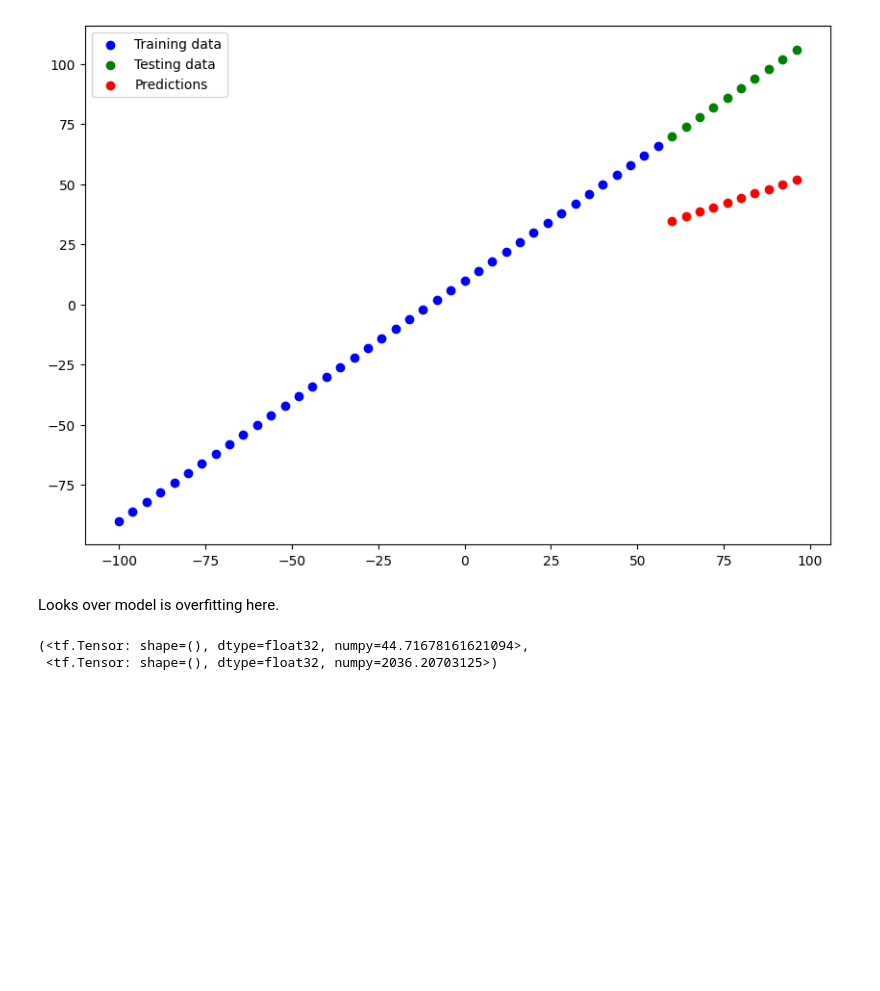
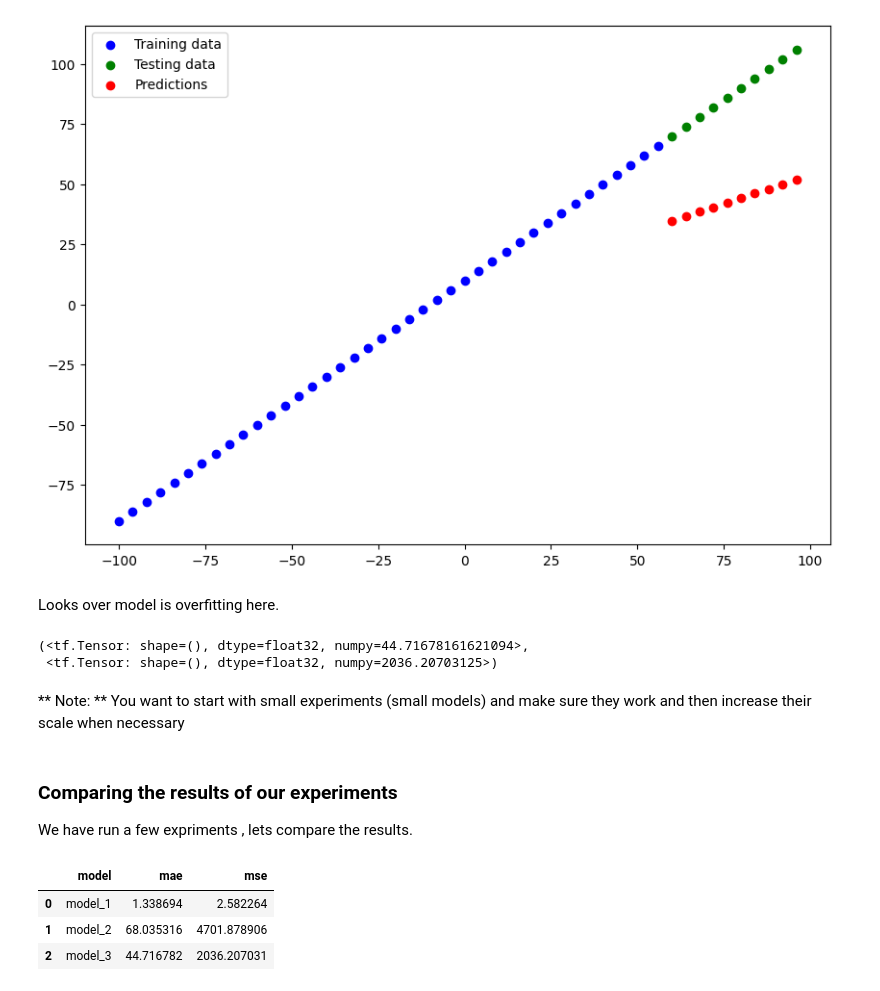
Before and after one commit to murali-marimekala/tensorflow_deeplearning_bootcamp, a Jupyter notebook: 3_Neural_Network_Regressions_with_Tensorflow/Neural_Network_Regressino_with_Tensorflow.ipynb, the cells around one changed output. Cells and saved outputs as stored; diff of their text form; code cells hidden in the pictures; blank space fills up the shorter version.

Commit message:
Created using Colab: Comparing the models

```diff
--- a/3_Neural_Network_Regressions_with_Tensorflow/Neural_Network_Regressino_with_Tensorflow.ipynb
+++ b/3_Neural_Network_Regressions_with_Tensorflow/Neural_Network_Regressino_with_Tensorflow.ipynb
@@ -867,3 +867,23 @@ tf.constant(mae_3), tf.constant(mse_3)
 # %% [output]
 (<tf.Tensor: shape=(), dtype=float32, numpy=44.71678161621094>,
  <tf.Tensor: shape=(), dtype=float32, numpy=2036.20703125>)
+# %% [markdown]
+** Note: ** You want to start with small experiments (small models) and make sure they work and then increase their scale when necessary
+# %% [markdown]
+### Comparing the results of our experiments
+
+We have run a few expriments , lets compare the results.
+# %%
+#Lets compare the models results using a pandas data frames
+import pandas as pd
+model_results =  [["model_1", mae_1.numpy(), mse_1.numpy()],
+                  ["model_2", mae_2.numpy(), mse_2.numpy()],
+                  ["model_3", mae_3.numpy(), mse_3.numpy()]]
+
+all_results = pd.DataFrame(model_results, columns=["model","mae","mse"])
+all_results
+# %% [output]
+|  | model | mae | mse |
+| 0 | model_1 | 1.338694 | 2.582264 |
+| 1 | model_2 | 68.035316 | 4701.878906 |
+| 2 | model_3 | 44.716782 | 2036.207031 |
```
Also changed, not shown: parts of 3 cells of this notebook.
